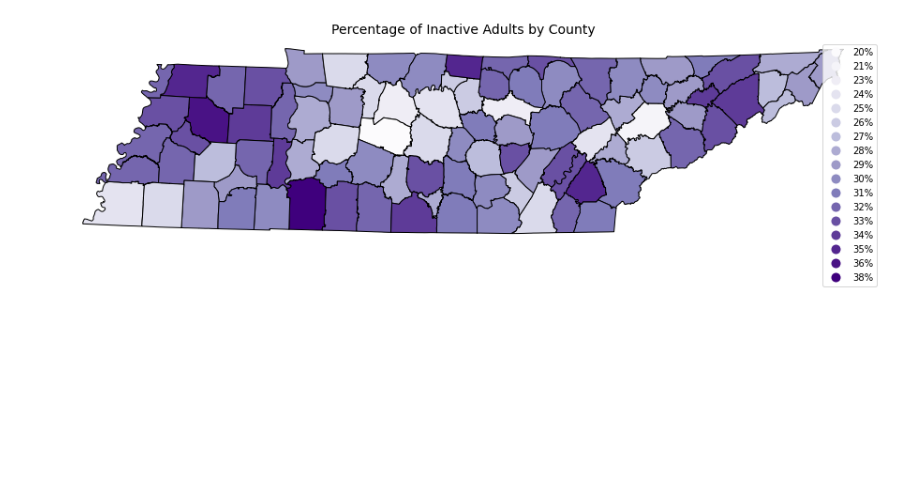
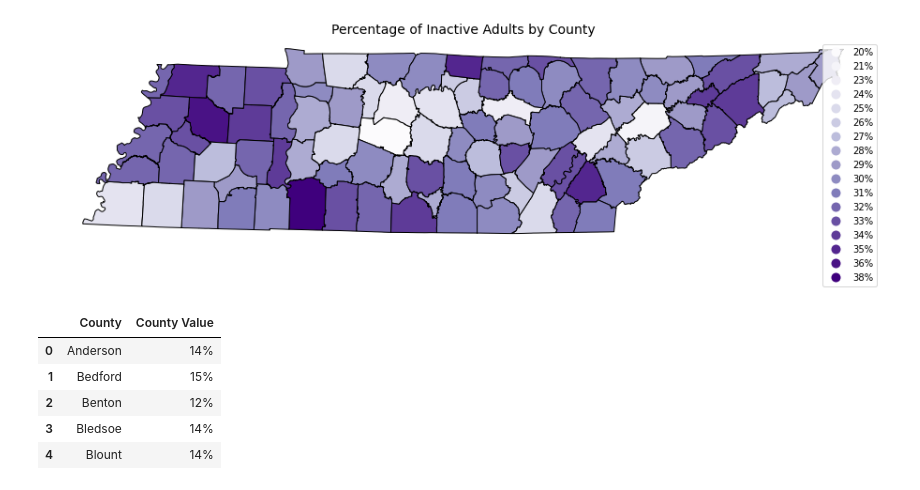
Before and after one commit to abcarlisle22/smile-on-lava-girl, a Jupyter notebook: smile_maps.ipynb, the cells around one changed output. Cells and saved outputs as stored; diff of their text form; code cells hidden in the pictures; blank space fills up the shorter version.

```diff
--- a/smile_maps.ipynb
+++ b/smile_maps.ipynb
@@ -147,3 +147,14 @@ plt.title('Percentage of Inactive Adults by County', fontsize = 14)
 ax.axis('off');
 # %% [output]
 [figure]
+# %%
+drinking = pd.read_csv('./data/adult_drinking_2019.csv', usecols = ['County',
+                                                                    'County Value'])
+drinking.head()
+# %% [output]
+|  | County | County Value |
+| 0 | Anderson | 14% |
+| 1 | Bedford | 15% |
+| 2 | Benton | 12% |
+| 3 | Bledsoe | 14% |
+| 4 | Blount | 14% |
```
Also changed, not shown: parts of 1 cell of this notebook.
